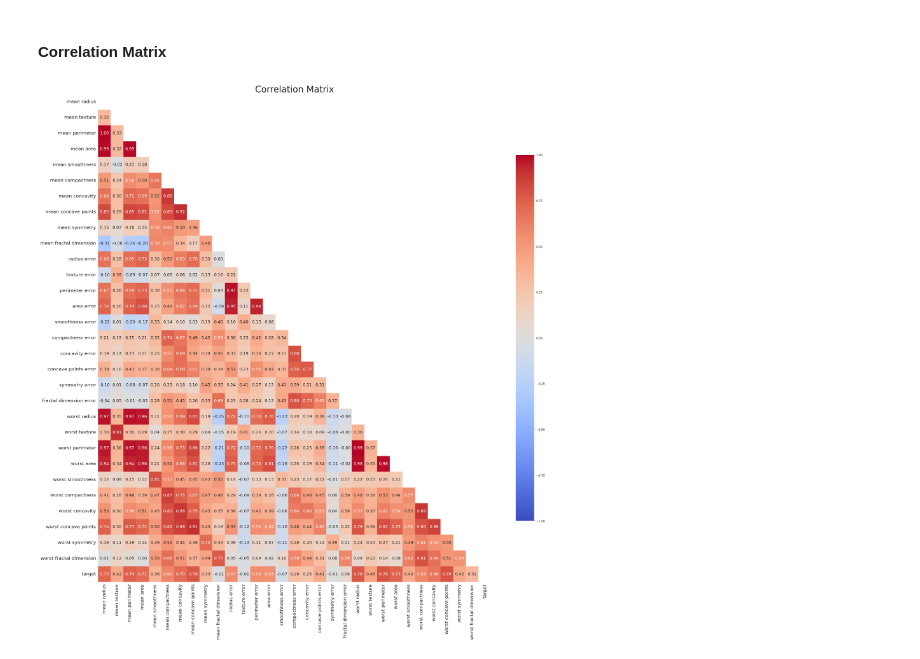
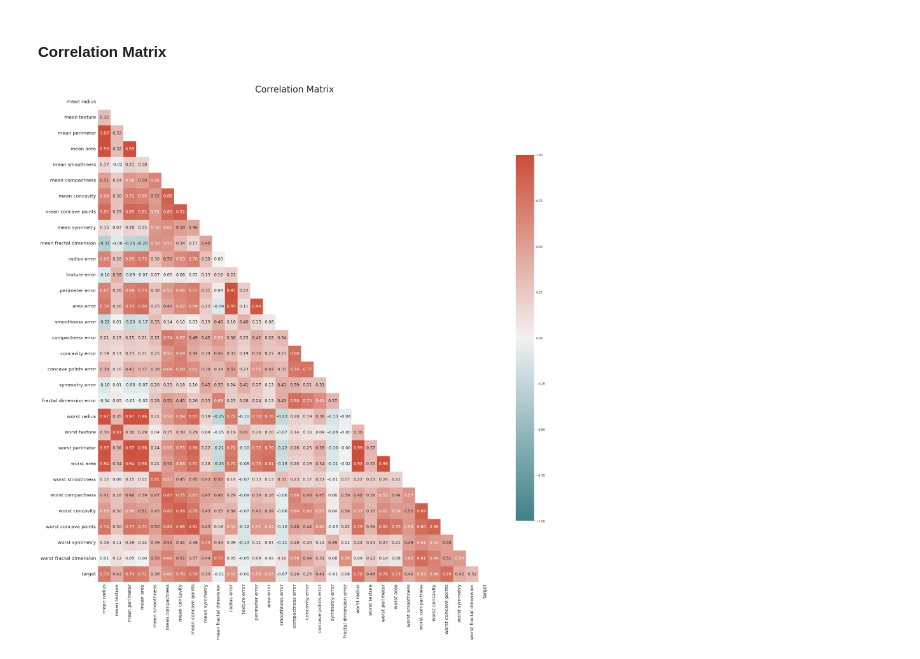
Before and after one commit to LittleHaku/BreastCancer-ClassifierAnalysis, a Jupyter notebook: BreastCancer_Classifier_Comparison.ipynb, the cells around one changed output. Cells and saved outputs as stored; diff of their text form; code cells hidden in the pictures.

```diff
--- a/BreastCancer_Classifier_Comparison.ipynb
+++ b/BreastCancer_Classifier_Comparison.ipynb
@@ -166,16 +166,19 @@ From this information we can see that the class distribution is imbalanced, with
 # %%
 corr = df.corr()
 
 mask = np.triu(np.ones_like(corr, dtype=bool))
 
 plt.figure(figsize=(30, 30))
 
+# Custom diverging colormap so it matches with the previous graph
+set2_diverging_palette = sns.diverging_palette(202, 17, as_cmap=True)
+
 sns.set_style("white")
-sns.heatmap(corr, mask=mask, annot=True, fmt=".2f", cmap='coolwarm',
+sns.heatmap(corr, mask=mask, annot=True, fmt=".2f", cmap=set2_diverging_palette,
             vmin=-1, vmax=1, cbar_kws={"shrink": 0.75}, annot_kws={"fontsize": 14})
 
 plt.tick_params(axis='both', which='major', labelsize=16)
 plt.title("Correlation Matrix", fontsize=30)
 plt.show()
 # %% [output]
-[figure, old version]
+[figure, new version]
```
Also changed, not shown: parts of 2 cells of this notebook.
